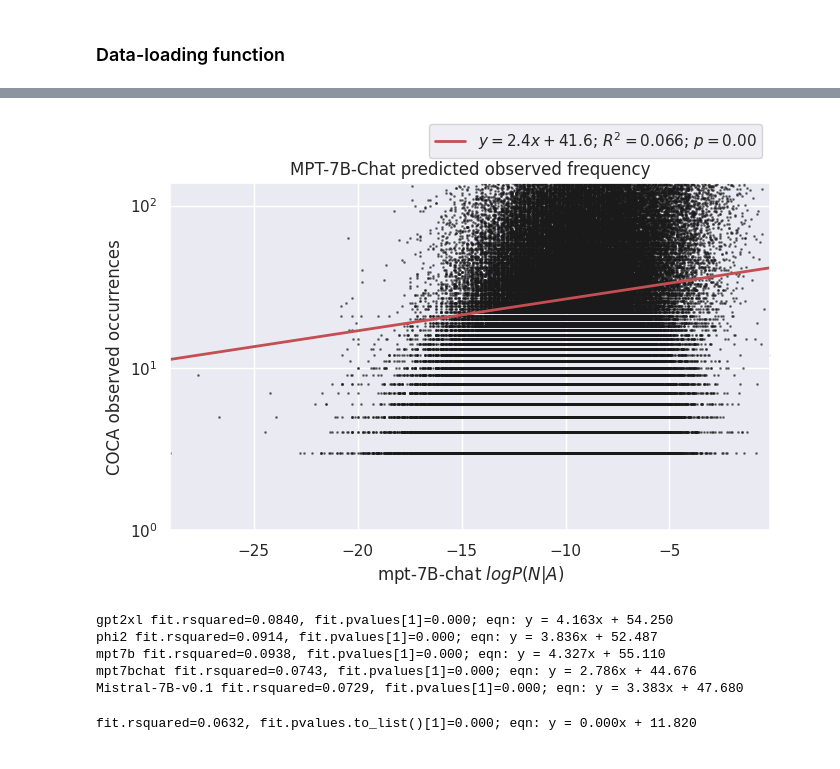
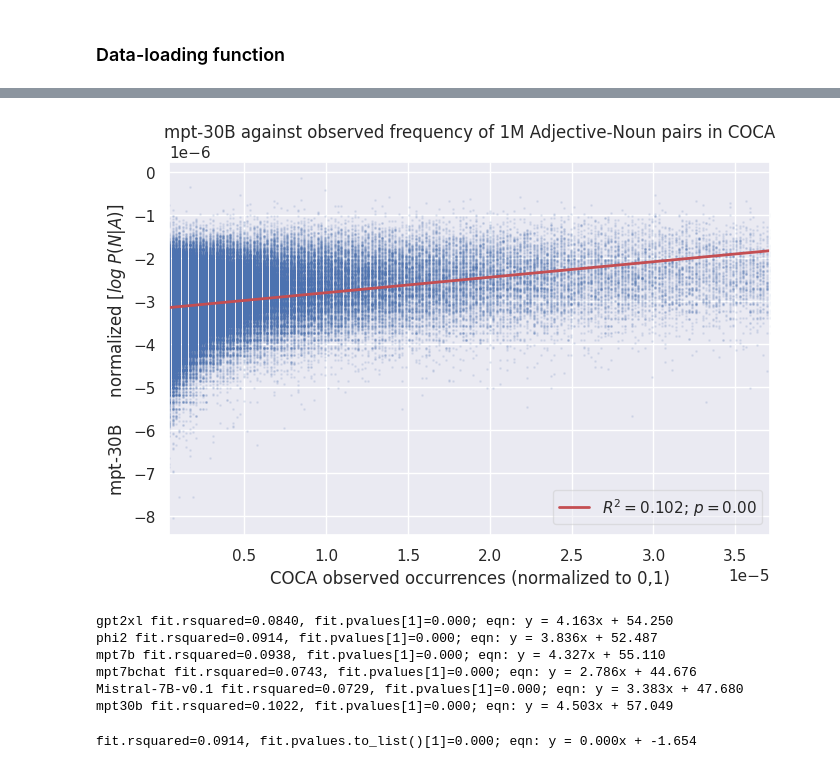
Before and after one commit to roccoflint/composlang_ud, a Jupyter notebook: notebooks/figure-2-process_llm_sparsity.ipynb, the cells around one changed output, grey strips where cells are left out. Saved outputs shown, nothing was run; the diff lists cells and outputs as text; code cells hidden in the pictures.

```diff
--- a/notebooks/figure-2-process_llm_sparsity.ipynb
+++ b/notebooks/figure-2-process_llm_sparsity.ipynb
@@ -95,7 +95,7 @@ gpt2xl = get_results(model="gpt2_xl")
 phi2 = get_results(model="phi_2")
 mpt7b = get_results(model="mpt_7b")
 mpt7bchat = get_results(model="mpt_7b_chat")
-# mpt30b = get_results(model="mpt_30b")
+mpt30b = get_results(model="mpt_30b")
 # mpt30bchat = get_results(model="mpt_30b_chat")
 mistral7b = get_results(model="Mistral_7B_v0.1")
 # %% [output]
@@ -172,29 +190,30 @@ Notes:
 # %%
 f, ax = plt.subplots(figsize=(7, 5))
-ax.scatter(x, y, alpha=0.5, s=1, c="k")
-ax.set_yscale("log")
+ax.scatter(x, y, alpha=0.1, s=1, c="b")
+# ax.set_yscale("log")
 # ax.set_yscale("log")
 # extract intercept b and slope m
 b, m = fit.params
 # plot y = m*x + b
 ax.axline(
     xy1=(0, b),
-    xy2=(10, 10 * m + b),
+    # xy2=(1, m + b),
     color="r",
     linewidth=2,
     linestyle="-",
-    # slope=m,
-    label=f"$y = {m:.1f}x {b:+.1f}$; $R^2={fit.rsquared:.3f}$; $p={fit.pvalues[1]:.2f}$",
+    slope=m,
+    # label=f"$y = {m:.1f}x {b:+.1f}$; $R^2={fit.rsquared:.3f}$; $p={fit.pvalues[1]:.2f}$",
+    label=f"$R^2={fit.rsquared:.3f}$; $p={fit.pvalues[1]:.2f}$",
 )
 ax.set_xlim(min(x), max(x))
-ax.set_ylim(1e-0, max(y) + 1)
-ax.legend(loc="lower right", bbox_to_anchor=(1, 1.05))
-ax.set_title("MPT-7B-Chat predicted observed frequency")
-ax.set_xlabel("mpt-7B-chat $log P(N|A)$")
-ax.set_ylabel("COCA observed occurrences")
+# ax.set_ylim(1e-0, max(y) + 1)
+ax.legend(loc="lower right", bbox_to_anchor=(1, 0.01), framealpha=0.5)
+ax.set_title("mpt-30B against observed frequency of 1M Adjective-Noun pairs in COCA")
+ax.set_ylabel("mpt-30B $\quad$ normalized $[log\; P(N|A)]$")
+ax.set_xlabel("COCA observed occurrences (normalized to 0,1)")
 
 plt.tight_layout()
 plt.show()
 # %% [output]
-[figure, old version]
+[figure, new version]
 # %%
@@ -208,8 +227,8 @@ df = {
 }
 # %%
 results = []
-for model in df:
-    x, y, fit = compute_fit(df[model])
+for model in models:
+    x, y, fit = compute_fit(models[model])
     r2 = fit.rsquared
     p = fit.pvalues[1]
     results.append({"model": model, "r2": r2, "p": p})
@@ -223,8 +242,15 @@ phi2 fit.rsquared=0.0914, fit.pvalues[1]=0.000; eqn: y = 3.836x + 52.487
 mpt7b fit.rsquared=0.0938, fit.pvalues[1]=0.000; eqn: y = 4.327x + 55.110
 mpt7bchat fit.rsquared=0.0743, fit.pvalues[1]=0.000; eqn: y = 2.786x + 44.676
 Mistral-7B-v0.1 fit.rsquared=0.0729, fit.pvalues[1]=0.000; eqn: y = 3.383x + 47.680
+mpt30b fit.rsquared=0.1022, fit.pvalues[1]=0.000; eqn: y = 4.503x + 57.049
 # %%
-*_, fit = compute_fit(mpt7bchat, model="metadata", metric=["adj_freq", "noun_freq"])
+*_, fit = compute_fit(
+    mpt7bchat,
+    model="metadata",
+    metric=["adj_freq", "noun_freq"],
+    lower_pct=0,
+    upper_pct=1,
+)
 print(
     f"{fit.rsquared=:.4f}, {fit.pvalues.to_list()[1]=:.3f}; eqn: y = {fit.params.to_list()[1]:.3f}x + {fit.params.to_list()[0]:.3f}"
 )
@@ -232,7 +258,7 @@ results.append(
     {"model": "adj_freq * noun_freq", "r2": fit.rsquared, "p": fit.pvalues.to_list()[1]}
 )
 # %% [output]
-fit.rsquared=0.0632, fit.pvalues.to_list()[1]=0.000; eqn: y = 0.000x + 11.820
+fit.rsquared=0.0914, fit.pvalues.to_list()[1]=0.000; eqn: y = 0.000x + -1.654
 # %%
 results = pd.DataFrame(results)
 results["model"] += results["p"].apply(lambda val: " (*)" if val < 0.05 else "")
```
Also changed, not shown: parts of 16 cells of this notebook, 2 other files.
